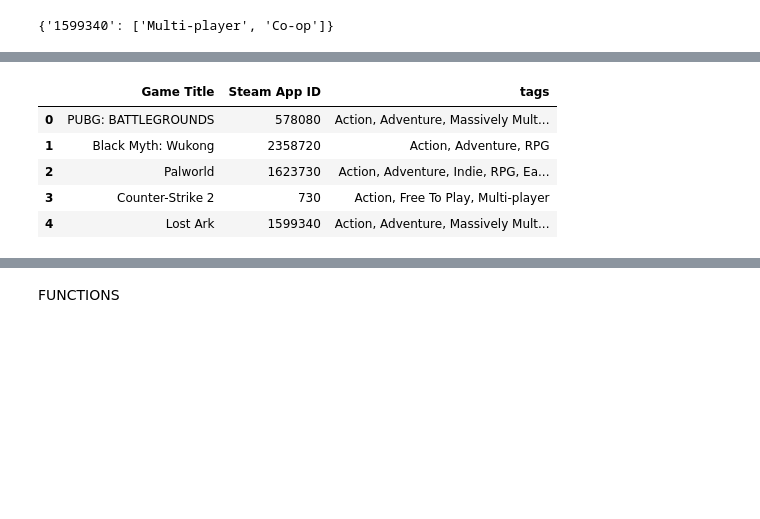
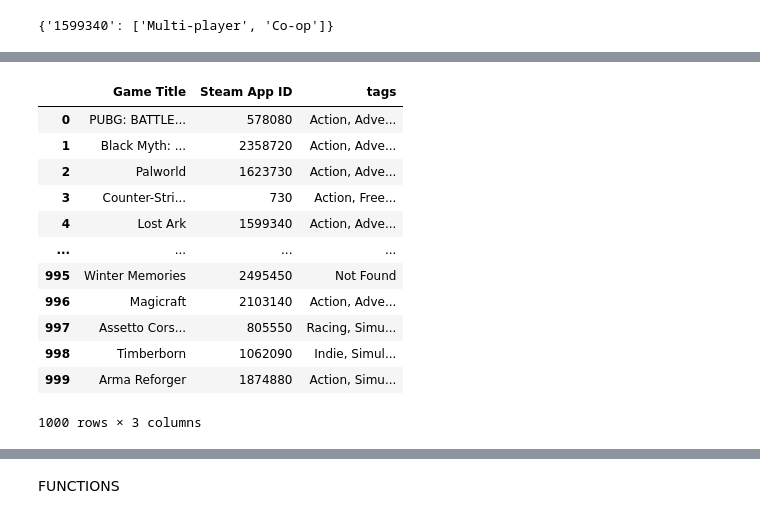
Before and after one commit to Pyros009/data-wrangling-project, a Jupyter notebook: Main.ipynb, the cells around one changed output, grey strips where cells are left out. Cells and saved outputs as stored; diff of their text form; code cells hidden in the pictures; blank space fills up the shorter version.

```diff
--- a/Main.ipynb
+++ b/Main.ipynb
@@ -184,12 +177,19 @@ mp_dict
 # %%
 steam_df_tags_mp = stf.add_mp(steam_df_tags, mp_dict)
 # %%
-steam_df_tags_mp.head()
+steam_df_tags_mp
 # %% [output]
 |  | Game Title | Steam App ID | tags |
-| 0 | PUBG: BATTLEGROUNDS | 578080 | Action, Adventure, Massively Mult... |
-| 1 | Black Myth: Wukong | 2358720 | Action, Adventure, RPG |
-| 2 | Palworld | 1623730 | Action, Adventure, Indie, RPG, Ea... |
-| 3 | Counter-Strike 2 | 730 | Action, Free To Play, Multi-player |
-| 4 | Lost Ark | 1599340 | Action, Adventure, Massively Mult... |
+| 0 | PUBG: BATTLE... | 578080 | Action, Adve... |
+| 1 | Black Myth: ... | 2358720 | Action, Adve... |
+| 2 | Palworld | 1623730 | Action, Adve... |
+| 3 | Counter-Stri... | 730 | Action, Free... |
+| 4 | Lost Ark | 1599340 | Action, Adve... |
+| ... | ... | ... | ... |
+| 995 | Winter Memories | 2495450 | Not Found |
+| 996 | Magicraft | 2103140 | Action, Adve... |
+| 997 | Assetto Cors... | 805550 | Racing, Simu... |
+| 998 | Timberborn | 1062090 | Indie, Simul... |
+| 999 | Arma Reforger | 1874880 | Action, Simu... |
+1000 rows × 3 columns
 # %%
```
Also changed, not shown: parts of 38 cells of this notebook.
